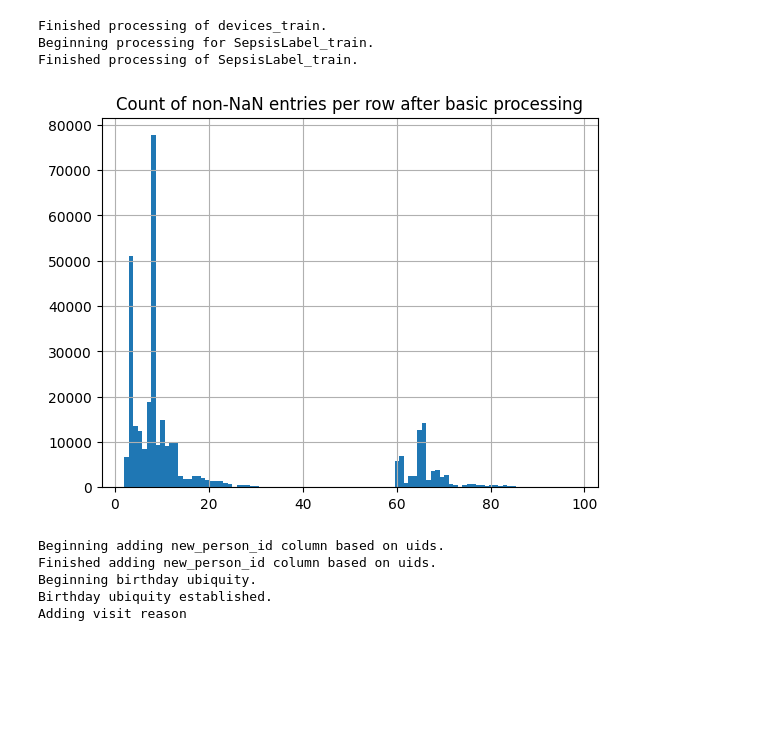
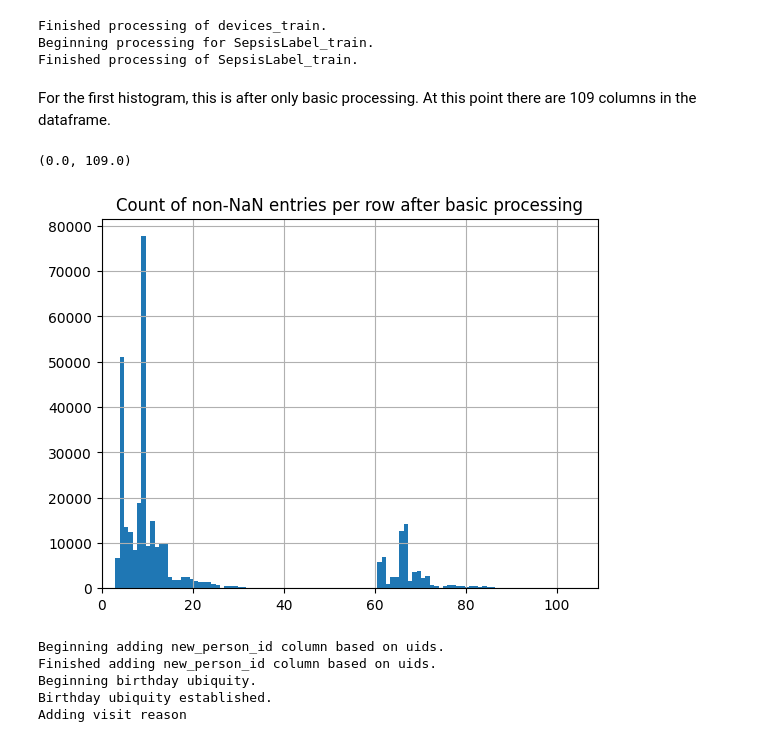
Before and after one commit to carseys/pediatric-sepsis-ml-kaggle, a Jupyter notebook: data_visualizations.ipynb, the cells around one changed output. Cells and saved outputs as stored; diff of their text form; code cells hidden in the pictures; blank space fills up the shorter version.

Commit message:
adding some description to visuals

```diff
--- a/data_visualizations.ipynb
+++ b/data_visualizations.ipynb
@@ -29,11 +29,15 @@ Beginning processing for devices_train.
 Finished processing of devices_train.
 Beginning processing for SepsisLabel_train.
 Finished processing of SepsisLabel_train.
+# %% [markdown]
+For the first histogram, this is after only basic processing. At this point there are 109 columns in the dataframe.
 # %%
 factors.count(axis=1).hist(bins = 100)
 plt.title(label='Count of non-NaN entries per row after basic processing');
+plt.xlim(0,109)
 # %% [output]
+(0.0, 109.0)
-[figure, old version]
+[figure, new version]
 # %%
 sepsis_data_processing = post_merge_process(data_dict=data_dict,factors=factors,data_type='train')
 sepsis_data_processing.post_join_processing_train(10000)
```
Also changed, not shown: parts of 2 cells of this notebook.
